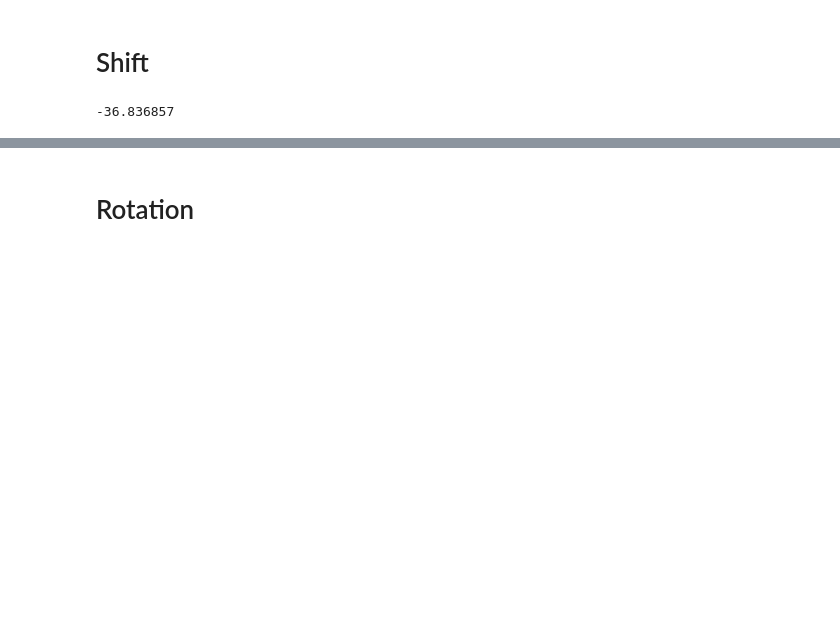
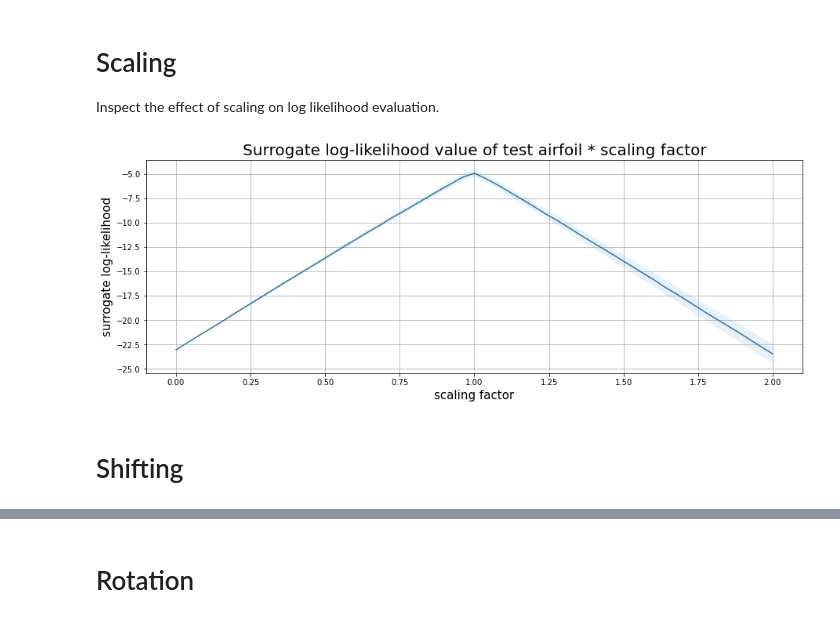
Before and after one commit to IDEALLab/EGAN_Airfoil, a Jupyter notebook: egan_airfoil/surrogate_likelihood.ipynb, the cells around one changed output, grey strips where cells are left out. Saved outputs shown, nothing was run; the diff lists cells and outputs as text; code cells hidden in the pictures; blank space fills up the shorter version.

```diff
--- a/egan_airfoil/surrogate_likelihood.ipynb
+++ b/egan_airfoil/surrogate_likelihood.ipynb
@@ -17,5 +18,5 @@ dis_cfg, gen_cfg, egan_cfg, cz = read_configs('modified')
 egan = assemble_new_gan(dis_cfg, gen_cfg, egan_cfg, device=device)
 egan.load(os.path.join(save_dir, checkpoint), train_mode=False)
 
-test_data = torch.tensor(np.load(data_fname), dtype=torch.float, device=device)
+test_data = torch.tensor(np.load(data_fname).transpose((0, 2, 1)), dtype=torch.float, device=device)
 noise_gen = NoiseGenerator(1024, sizes=cz, device=device, output_prob=True)
@@ -87,7 +87,26 @@ plt.show()
+# %% [markdown]
+# Scaling
+Inspect the effect of scaling on log likelihood evaluation.
+# %%
+scales = torch.linspace(0, 2, 51)
+lls = np.zeros([len(scales), len(test_data)])
+
+for i, scale in enumerate(scales):
+    lls[i] = egan.surrogate_ll(test_data * scale, noise_gen).cpu().detach().numpy()
+# %%
+lls_mean = lls.mean(axis=1)
+lls_std = lls.std(axis=1)
+
+plt.figure(figsize=(15, 5))
+plt.xlabel("scaling factor", fontsize=15)
+plt.ylabel("surrogate log-likelihood", fontsize=15)
+plt.title('Surrogate log-likelihood value of test airfoil * scaling factor', fontsize=20)
+plt.grid()
+plt.fill_between(scales, lls_mean - lls_std,
+                    lls_mean + lls_std, alpha=0.1)
+plt.plot(scales, lls_mean, '-')
+plt.show()
+# %% [output]
+[figure, added]
 # %% [markdown]
-# Shift
+# Shifting
-# %%
-score = egan.surrogate_ll(test_data -0.3, noise_gen).cpu().detach().numpy()
-print(score.mean())
-# %% [output]
--36.836857
```
Also changed, not shown: parts of 21 cells of this notebook, 6 other files.
